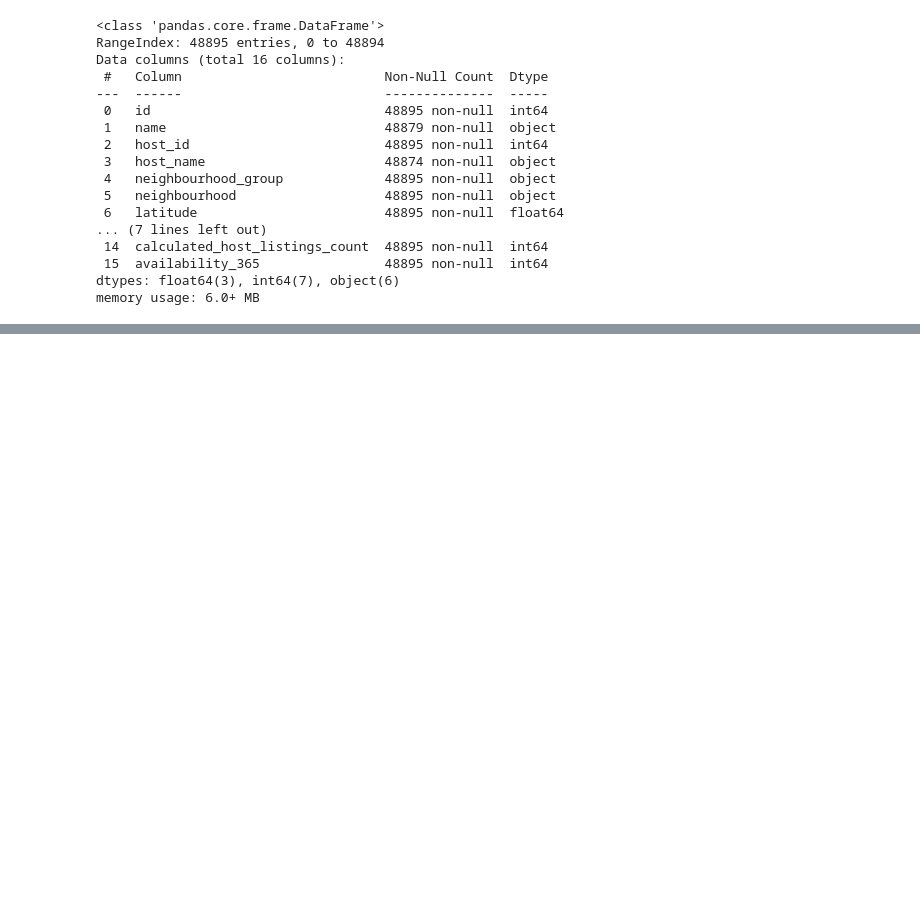
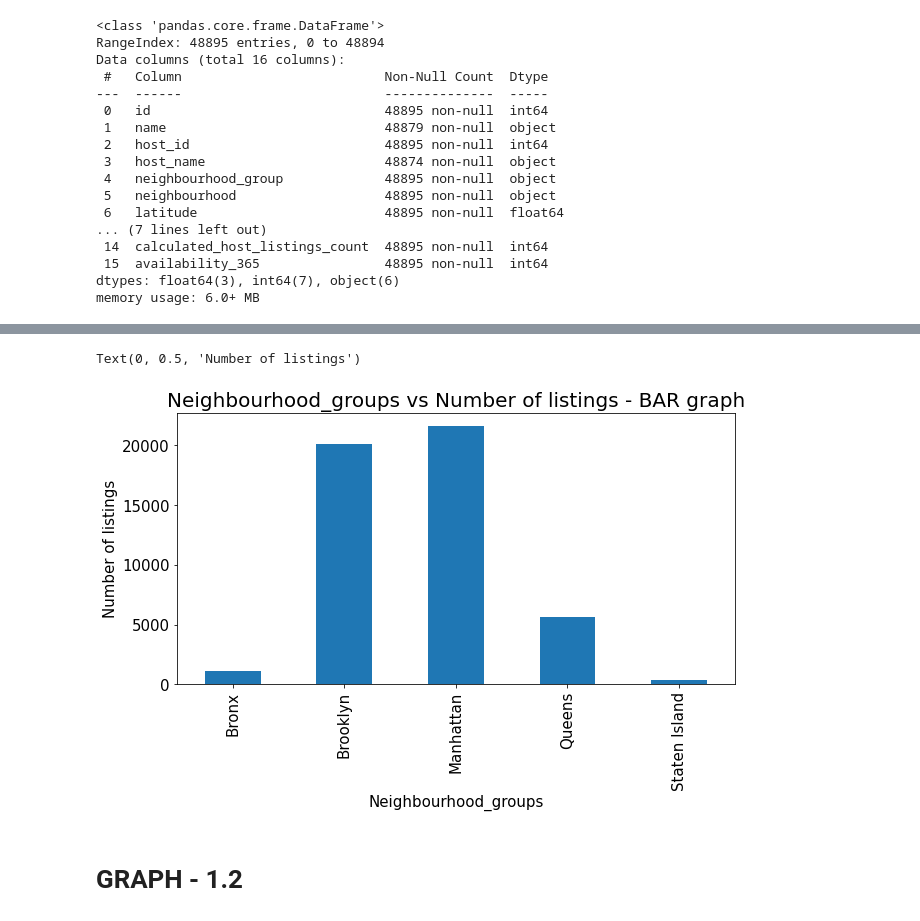
Before and after one commit to 66aadesh/AirBnB-Bookings-EDA, a Jupyter notebook: Copy_of_Airbnb_Bookings_Analysis_Capstone_Project.ipynb, the cells around one changed output, grey strips where cells are left out. Saved outputs shown, nothing was run; the diff lists cells and outputs as text; code cells hidden in the pictures; blank space fills up the shorter version.

Commit message:
Restarted the AirBnB EDA project so that proper procedures are followed and data is read in a way that is best of my capacity.

```diff
--- a/Copy_of_Airbnb_Bookings_Analysis_Capstone_Project.ipynb
+++ b/Copy_of_Airbnb_Bookings_Analysis_Capstone_Project.ipynb
@@ -97,5 +27,5 @@ drive.mount('/content/drive')
 # %% [output]
 Mounted at /content/drive
 # %%
-# Step-3 : Read given csv file for airbnb project from drive
-airbnb_df = pd.read_csv('/content/drive/MyDrive/almabetter/Airbnb NYC 2019.csv')
+# Now we read the data that has been provided for purpose of EDA - AirBnB hotel bookings data.
+airbnb_df = pd.read_csv('/content/drive/MyDrive/EDA/Airbnb NYC 2019 (2).csv')
@@ -580,0 +139,4 @@ this graph showes the dencity of airbnb booking respective the locations
+# %%
+# Although we do get meaningful data from the above subset of main dataframe, we shall divide it according to the neighbourhood and neighbourhood_group.
+hosts_and_areas_neighbourhood_group=airbnb_df[['id','name','host_id','host_name','neighbourhood_group']]
+hosts_and_areas_neighbourhood_group.head(10)
@@ -580,0 +155,4 @@ this graph showes the dencity of airbnb booking respective the locations
+# %%
+# Let us find the density of listings on base of neighbourhood_group.
+hosts_and_areas_neighbourhood_group_bar=hosts_and_areas_neighbourhood_group.groupby('neighbourhood_group')['id'].count()
+hosts_and_areas_neighbourhood_group_bar
@@ -580,0 +167,11 @@ this graph showes the dencity of airbnb booking respective the locations
+# %%
+# Let us finally write the codes to print the graphical representation of the above data.
+bar_1=hosts_and_areas_neighbourhood_group_bar.plot.bar(figsize=(10,5),fontsize=15)
+bar_1.set_title("Neighbourhood_groups vs Number of listings - BAR graph", fontsize=20)
+bar_1.set_xlabel("Neighbourhood_groups", fontsize=15)
+bar_1.set_ylabel("Number of listings", fontsize=15)
+# %% [output]
+Text(0, 0.5, 'Number of listings')
+[figure, added]
+# %% [markdown]
+# GRAPH - 1.2
```
Also changed, not shown: parts of 101 cells of this notebook.
